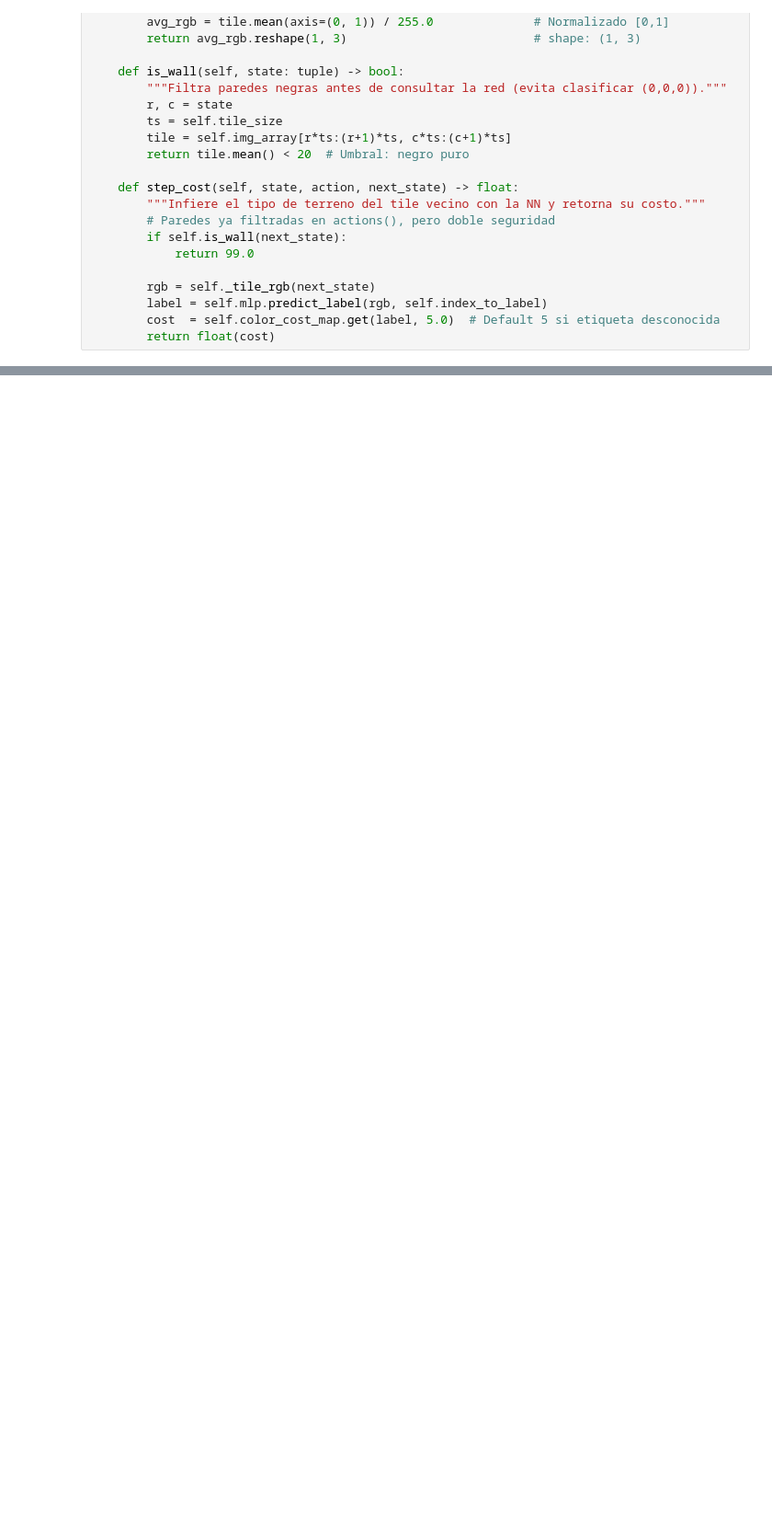
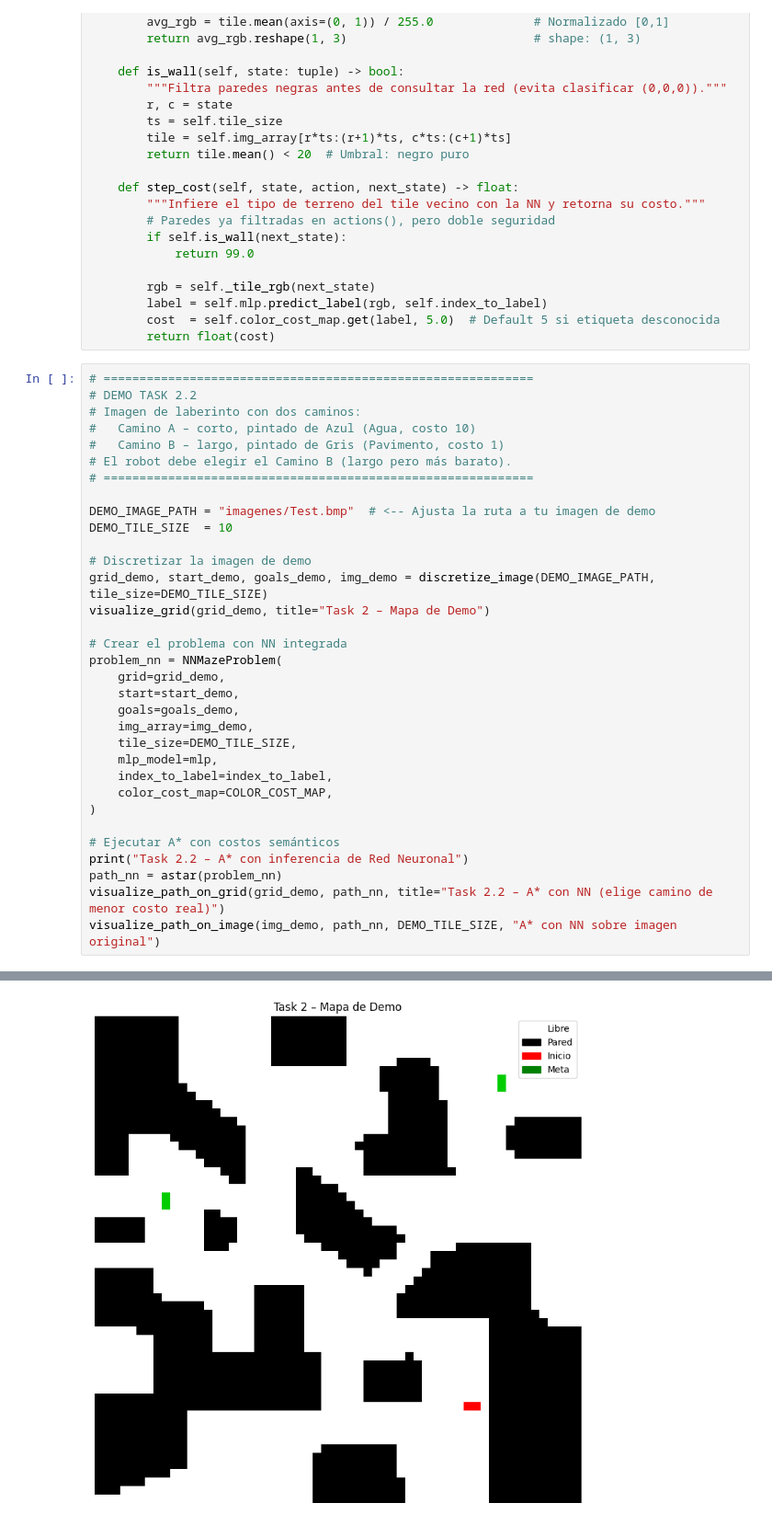
Before and after one commit to Branuvg/AI_PROY1, a Jupyter notebook: project1.ipynb, the cells around one changed output, grey strips where cells are left out. Shown at 92% size. Saved outputs shown, nothing was run; the diff lists cells and outputs as text; blank space fills up the shorter version.

Commit message:
Task2.2: Test and DEMO - try with image, should select b

```diff
--- a/project1.ipynb
+++ b/project1.ipynb
@@ -792,3 +792,37 @@ class NNMazeProblem(MazeProblem):
         label = self.mlp.predict_label(rgb, self.index_to_label)
         cost  = self.color_cost_map.get(label, 5.0)  # Default 5 si etiqueta desconocida
         return float(cost)
+# %%
+# ============================================================
+# DEMO TASK 2.2
+# Imagen de laberinto con dos caminos:
+#   Camino A – corto, pintado de Azul (Agua, costo 10)
+#   Camino B – largo, pintado de Gris (Pavimento, costo 1)
+# El robot debe elegir el Camino B (largo pero más barato).
+# ============================================================
+
+DEMO_IMAGE_PATH = "imagenes/Test.bmp"  # <-- Ajusta la ruta a tu imagen de demo
+DEMO_TILE_SIZE  = 10
+
+# Discretizar la imagen de demo
+grid_demo, start_demo, goals_demo, img_demo = discretize_image(DEMO_IMAGE_PATH, tile_size=DEMO_TILE_SIZE)
+visualize_grid(grid_demo, title="Task 2 – Mapa de Demo")
+
+# Crear el problema con NN integrada
+problem_nn = NNMazeProblem(
+    grid=grid_demo,
+    start=start_demo,
+    goals=goals_demo,
+    img_array=img_demo,
+    tile_size=DEMO_TILE_SIZE,
+    mlp_model=mlp,
+    index_to_label=index_to_label,
+    color_cost_map=COLOR_COST_MAP,
+)
+
+# Ejecutar A* con costos semánticos
+print("Task 2.2 – A* con inferencia de Red Neuronal")
+path_nn = astar(problem_nn)
+visualize_path_on_grid(grid_demo, path_nn, title="Task 2.2 – A* con NN (elige camino de menor costo real)")
+visualize_path_on_image(img_demo, path_nn, DEMO_TILE_SIZE, "A* con NN sobre imagen original")
+# %% [output]
@@ -794,0 +833 @@ class NNMazeProblem(MazeProblem):
+[figure, added]
```
Also changed, not shown: parts of 1 cell of this notebook.
